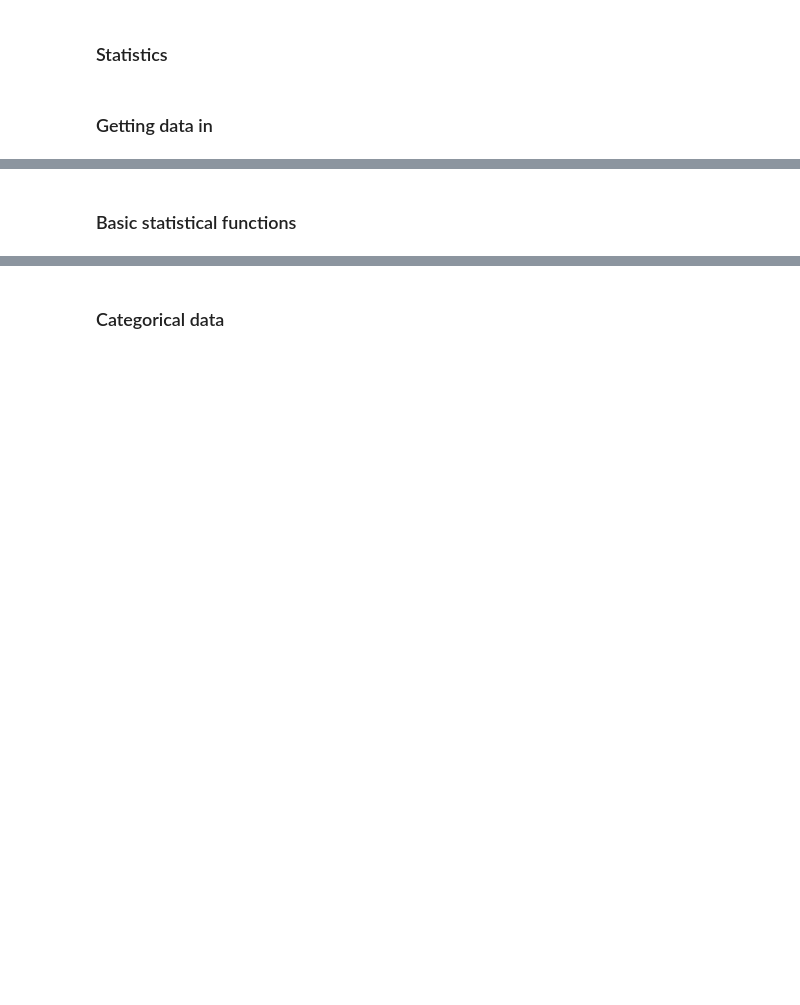
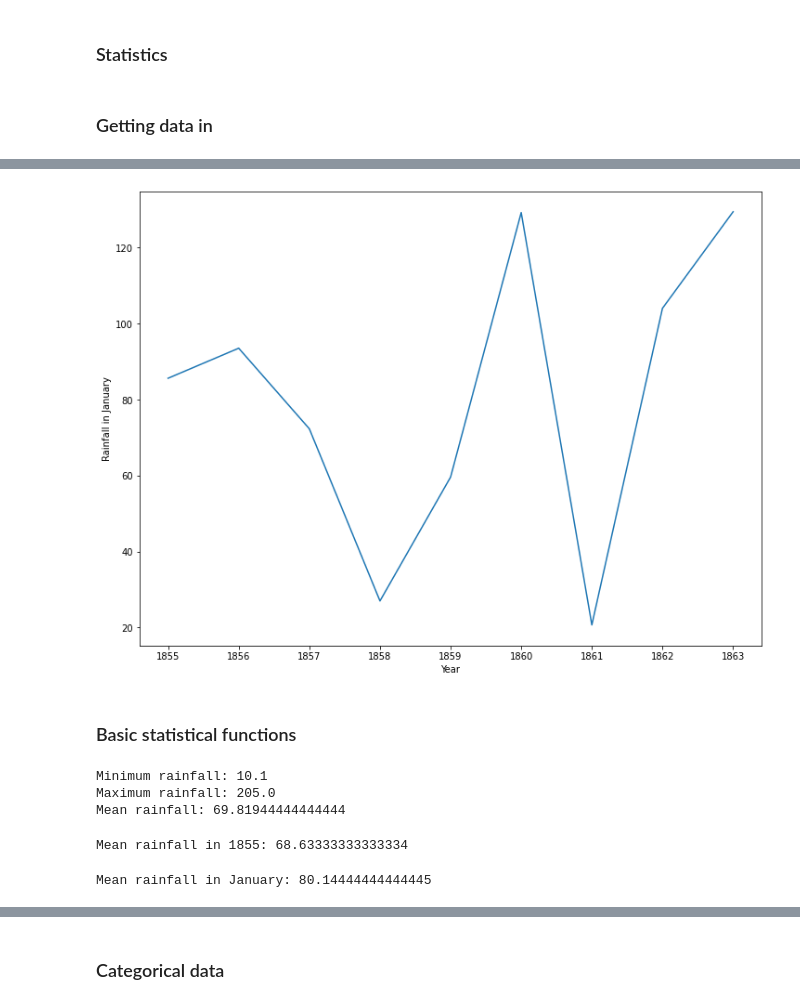
Before and after one commit to caiquemiranda/maths-with-python, a Jupyter notebook: 08-Statistics.ipynb, the cells around one changed output, grey strips where cells are left out. Saved outputs shown, nothing was run; the diff lists cells and outputs as text; code cells hidden in the pictures; blank space fills up the shorter version.

```diff
--- a/08-Statistics.ipynb
+++ b/08-Statistics.ipynb
@@ -4,0 +9,2 @@
+# %%
+data = numpy.loadtxt('data/southampton_precip.txt')
@@ -4,0 +32,7 @@
+# %%
+years = data[:, 0]
+rainfall = data[:, 1:]
+# %%
+%matplotlib inline
+from matplotlib import rcParams
+rcParams['figure.figsize']=(12,9)
@@ -5,2 +41,24 @@
+# %%
+pyplot.plot(years, rainfall[:,0])
+pyplot.xlabel('Year')
+pyplot.ylabel('Rainfall in January');
+# %% [output]
+[figure, added]
 # %% [markdown]
 ### Basic statistical functions
+# %%
+print("Minimum rainfall: {}".format(rainfall.min()))
+print("Maximum rainfall: {}".format(rainfall.max()))
+print("Mean rainfall: {}".format(rainfall.mean()))
+# %% [output]
+Minimum rainfall: 10.1
+Maximum rainfall: 205.0
+Mean rainfall: 69.81944444444444
+# %%
+print ("Mean rainfall in 1855: {}".format(rainfall[0, :].mean()))
+# %% [output]
+Mean rainfall in 1855: 68.63333333333334
+# %%
+print ("Mean rainfall in January: {}".format(rainfall[:, 0].mean()))
+# %% [output]
+Mean rainfall in January: 80.14444444444445
```
Also changed, not shown: parts of 12 cells of this notebook, 1 other file.
